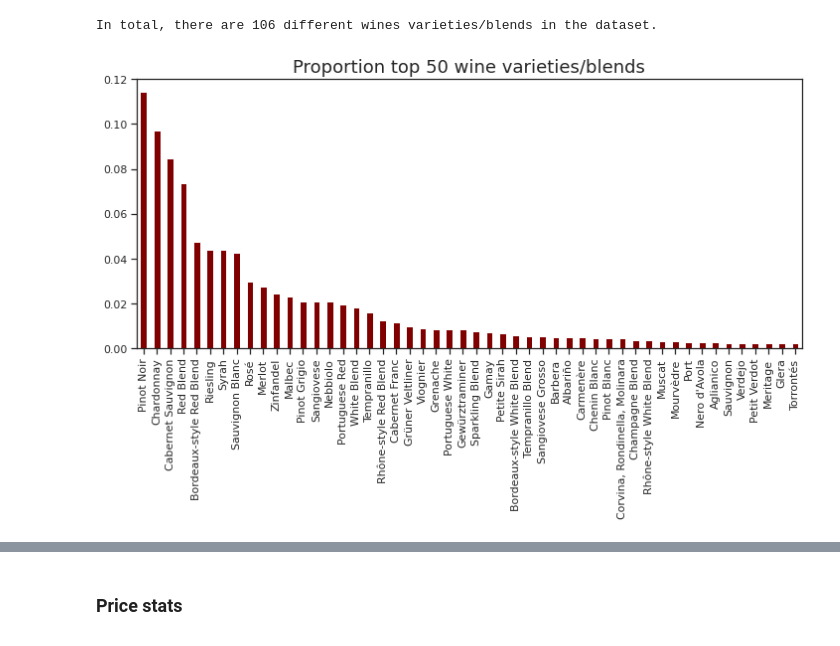
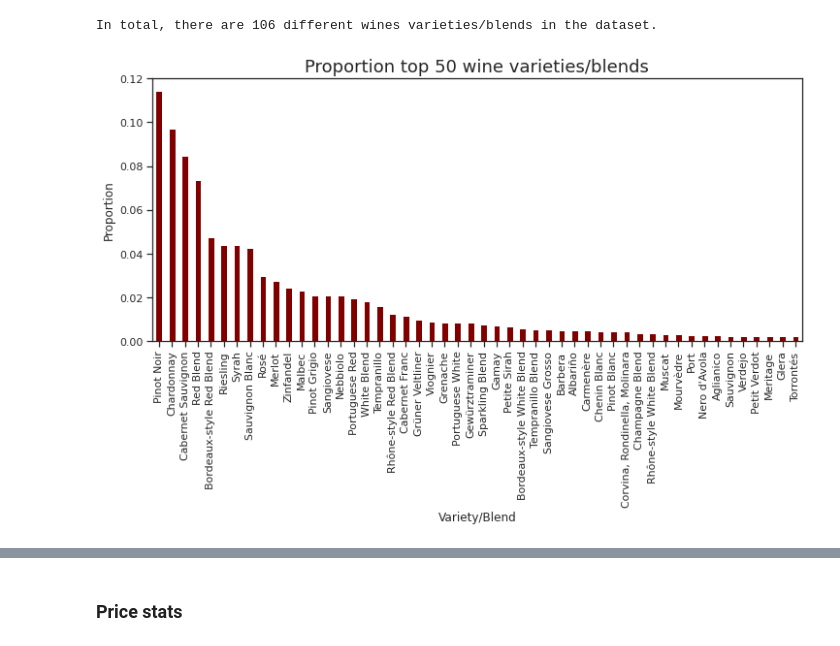
Before and after one commit to brcorrea/da-project-sommAI, a Jupyter notebook: notebooks/da-project-sommAI.ipynb, the cells around one changed output, grey strips where cells are left out. Saved outputs shown, nothing was run; the diff lists cells and outputs as text; code cells hidden in the pictures.

```diff
--- a/notebooks/da-project-sommAI.ipynb
+++ b/notebooks/da-project-sommAI.ipynb
@@ -338,11 +331,13 @@ In total, there are 106 different wines varieties/blends in the dataset.
 # %%
 # Plot most popular (top 50) wine varieties/blends
 wine_df['variety'].value_counts(normalize=True)[0:50].plot(kind='bar',
                                                            color=my_col,
                                                            figsize=(12, 5),
                                                           )
 plt.title('Proportion top 50 wine varieties/blends', size=18)
+plt.xlabel('Variety/Blend')
+plt.ylabel('Proportion')
 plt.show()
 # %% [output]
-[figure, old version]
+[figure, new version]
 # %%
```
Also changed, not shown: parts of 51 cells of this notebook, 1 other file.
